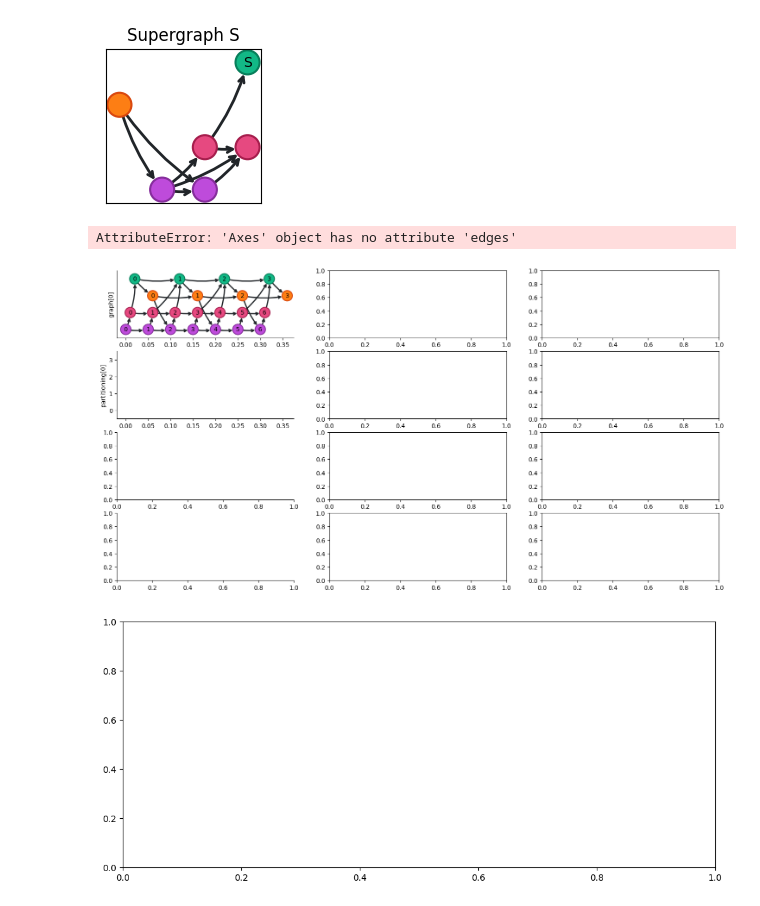
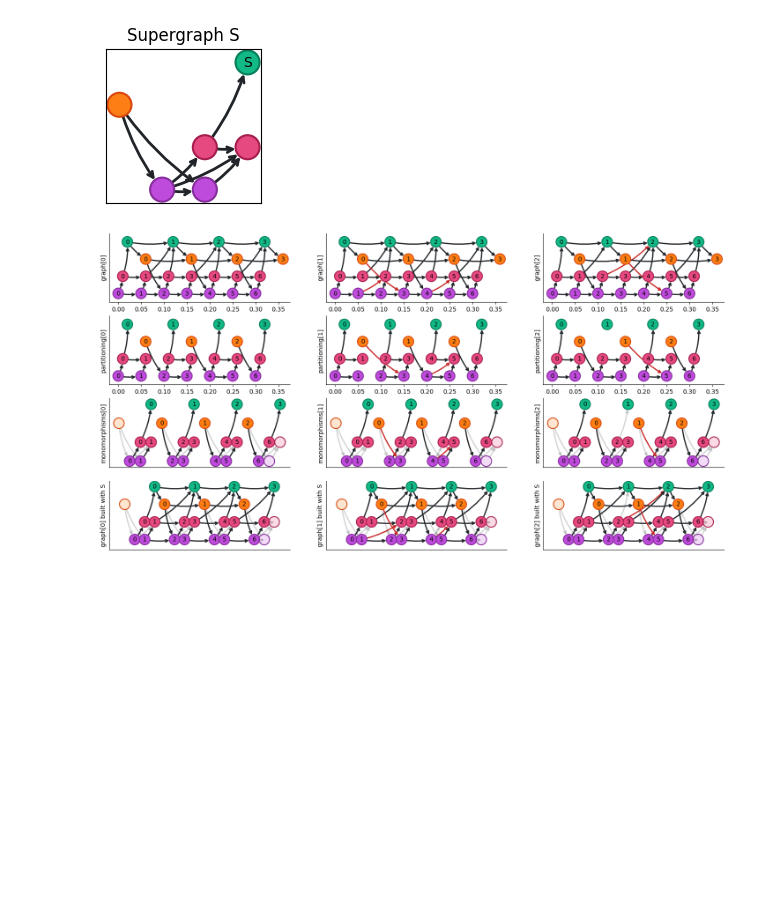
Before and after one commit to bheijden/supergraph, a Jupyter notebook: notebooks/paper.ipynb, the cells around one changed output. Cells and saved outputs as stored; diff of their text form; code cells hidden in the pictures; blank space fills up the shorter version.

```diff
--- a/notebooks/paper.ipynb
+++ b/notebooks/paper.ipynb
@@ -62,7 +61,7 @@ for i in range(len(Gs)):
     # Plot partitions
     for j in range(len(Ms[i])):
         axes[1, i].set(ylabel=f"partitioning[{i}]", xlabel=f"", xlim=[-0.02, 0.375], ylim=[-0.5, 3.5])
-        eval.plot_graph(axes[1, i])
+        eval.plot_graph(Ps[i][j], ax=axes[1, i])
 
     # Plot subgraph monomorphisms
     depth = len(list(nx.topological_generations(S)))
@@ -80,33 +79,31 @@ for i in range(len(Gs)):
             data["position"] = (data["position"][0]+depth*j, data["position"][1])
             if n in M_rev:
                 data["seq"] = P.nodes[M_rev[n]]["seq"]
             else:
                 data["alpha"] = 0.2
         for u, v, data in S_cp.edges(data=True):
             if u not in M_rev or v not in M_rev:
                 data["alpha"] = 0.2
             elif (M_rev[u], M_rev[v]) not in P.edges():
                 data["alpha"] = 0.2
             else:
                 data["color"] = P.edges[(M_rev[u], M_rev[v])]["color"]
         eval.plot_graph(S_cp, ax=axes[2, i])
 
         for u, data in S_cp.nodes(data=True):
             G_full.add_node(f"{j}_{u}", **data)
             if u in M_rev:
                 M_full[M_rev[u]] = f"{j}_{u}"
         for u, v, data in S_cp.edges(data=True):
             G_full.add_edge(f"{j}_{u}", f"{j}_{v}", **data)
 
     for u, v, data in G.edges(data=True):
         if u in M_full and v in M_full:
             if (M_full[u], M_full[v]) not in G_full.edges():
                 new_data = {k: v for k, v in eval.edge_data.items()}
                 new_data.update({"color": data["color"], "linestyle": "-", "alpha": 1.0})
                 G_full.add_edge(M_full[u], M_full[v], **new_data)
     axes[3, i].set(ylabel=f"graph[{i}] built with S", yticks=[], xlabel="", xticks=[])
     eval.plot_graph(G_full, ax=axes[3, i])
 # %% [output]
-AttributeError: 'Axes' object has no attribute 'edges'
-[figure, old version]
+[figure, new version]
-[figure, removed]
```
Also changed, not shown: parts of 1 cell of this notebook, 2 other files.
